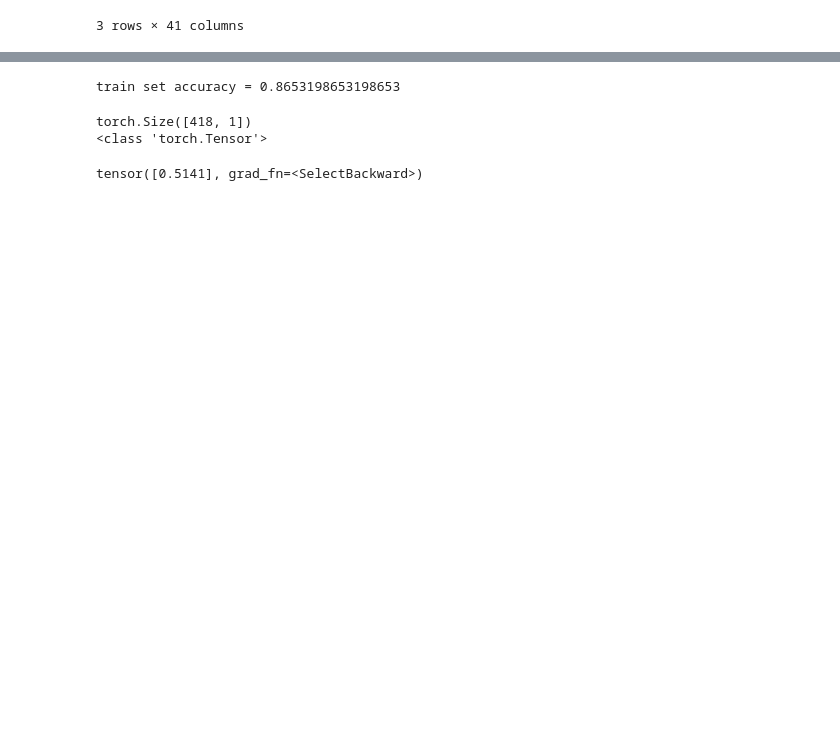
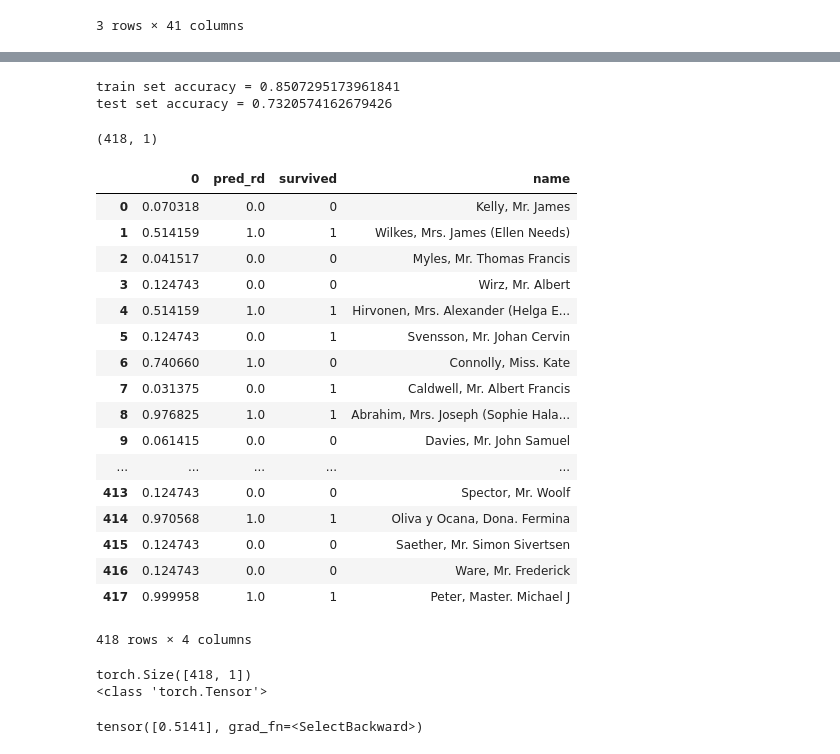
Before and after one commit to robd2/neural-networks, a Jupyter notebook: pytorch-tutorial/video-series/#8C First fun with Kaggel.ipynb, the cells around one changed output, grey strips where cells are left out. Drawn from its saved outputs; the diff is of its cells as text; code cells hidden in the pictures; blank space fills up the shorter version.

```diff
--- a/pytorch-tutorial/video-series/#8C First fun with Kaggel.ipynb
+++ b/pytorch-tutorial/video-series/#8C First fun with Kaggel.ipynb
@@ -259,15 +337,17 @@ class TitanicDataset(Dataset):
         #Train data
         self.len = xy_train.shape[0]
         #self.pt_x_data = torch.from_numpy(np.array(xy_train.loc[:, ['Cabin_C','Cabin_D','Cabin_E','Cabin_F','Cabin_G','Age', 'Sex', 'Pclass_1', 'Pclass_2', 'Pclass_3', 'Parch', 'Title_Master', 'Title_Miss', 'Title_Mr', 'Title_Mrs','Pclass_3', 'Title_Officer', 'Title_Royalty', 'FamilySize', 'Singleton', 'SmallFamily', 'LargeFamily', 'Fare']].values, dtype='float')).float()
-        self.pt_x_data = torch.from_numpy(np.array(xy_train.loc[:, ['Parch','SibSp', 'Pclass_1', 'Pclass_3', 'Embarked_C', 'Embarked_Q', 'Embarked_S',  'Cabin_C','Cabin_U','Title_Mrs','Title_Miss','Title_Mr', 'Title_Master',  'Sex',   'Singleton', 'SmallFamily', 'LargeFamily']].values, dtype='float')).float()
+        self.pt_x_data = torch.from_numpy(np.array(xy_train.loc[:, ['Pclass_1', 'Pclass_3', 'Embarked_C', 'Embarked_Q', 'Embarked_S',  'Cabin_C','Cabin_U','Title_Mrs','Title_Miss','Title_Mr', 'Title_Master',  'Sex',   'Singleton', 'SmallFamily', 'LargeFamily']].values, dtype='float')).float()
         #self.pt_x_data = torch.from_numpy(np.array(xy_train.loc[:, ['1','2','3']].values, dtype='float')).float()
         self.y_data = np.array(xy_train.loc[:, ['Survived']].values, dtype='float')
         self.pt_y_data = torch.from_numpy(self.y_data).float()
 
         #Test data
         #self.pt_x_data_test = torch.from_numpy(np.array(x_test.loc[:, ['Age', 'Sex', 'Pclass_1', 'Pclass_2', 'Pclass_3','Parch', 'Title_Master','Title_Miss', 'Title_Mr', 'Title_Mrs', 'Title_Officer', 'Title_Royalty', 'FamilySize','Pclass_3', 'Singleton', 'SmallFamily', 'LargeFamily', 'Fare']].values, dtype='float')).float()
-        self.pt_x_data_test = torch.from_numpy(np.array(x_test.loc[:, ['Parch','SibSp', 'Pclass_1','Pclass_3', 'Embarked_C', 'Embarked_Q', 'Embarked_S',  'Cabin_C','Cabin_U','Title_Mrs','Title_Miss', 'Title_Mr', 'Title_Master',  'Sex',  'Singleton', 'SmallFamily', 'LargeFamily']].values, dtype='float')).float()
-        #self.y_data_test = np.array(xy_test.loc[:, ['Survived']].values, dtype='float')
+        self.pt_x_data_test = torch.from_numpy(np.array(x_test.loc[:, [ 'Pclass_1','Pclass_3', 'Embarked_C', 'Embarked_Q', 'Embarked_S',  'Cabin_C','Cabin_U','Title_Mrs','Title_Miss', 'Title_Mr', 'Title_Master',  'Sex',  'Singleton', 'SmallFamily', 'LargeFamily']].values, dtype='float')).float()
+        self.y_data_test = np.array(validation_set.loc[:, ['survived']].values, dtype='float')
+        self.pt_y_data_test = torch.from_numpy(self.y_data_test).float()
+
 
     def __getitem__(self, index):
         return self.pt_x_data[index], self.pt_y_data[index]
@@ -302,7 +382,7 @@ class Model(torch.nn.Module):
         In the constructor we instantiate two nn.Linear module
         """
         super(Model, self).__init__()
-        self.L1 = torch.nn.Linear(17, 270)
+        self.L1 = torch.nn.Linear(15, 270)
         self.L2 = torch.nn.Linear(270, 1)
         #self.L3 = torch.nn.Linear(50, 1)
 
@@ -391,6 +471,7 @@ print (y_pred.shape)
 # %%
 # Train and Test Set Predictions
 print ("train set accuracy = " + str (accuracy(dataset.pt_x_data, dataset.y_data)))
-#print ("test set accuracy = " + str (accuracy(dataset.pt_x_data_test, dataset.y_data_test)))
+print ("test set accuracy = " + str (accuracy(dataset.pt_x_data_test, dataset.y_data_test)))
 # %% [output]
-train set accuracy = 0.8653198653198653
+train set accuracy = 0.8507295173961841
+test set accuracy = 0.7320574162679426
@@ -399,3 +478,41 @@ print (dataset.y_data_test)
+# %%
+#show bad test rows
+model.eval()
+
+
+prediction = model(dataset.pt_x_data_test)
+
+np_prediction = (prediction.detach().numpy())
+np_prediction_rd = np.round(np_prediction)
+print (np_prediction_rd.shape)
+
+results = pd.DataFrame(np_prediction)
+results['pred_rd'] = np_prediction_rd
+results['survived'] = validation_set['survived']
+results['name'] = validation_set['Name']
+
+
+results
+# %% [output]
+(418, 1)
+|  | 0 | pred_rd | survived | name |
+| 0 | 0.070318 | 0.0 | 0 | Kelly, Mr. James |
+| 1 | 0.514159 | 1.0 | 1 | Wilkes, Mrs. James (Ellen Needs) |
+| 2 | 0.041517 | 0.0 | 0 | Myles, Mr. Thomas Francis |
+| 3 | 0.124743 | 0.0 | 0 | Wirz, Mr. Albert |
+| 4 | 0.514159 | 1.0 | 1 | Hirvonen, Mrs. Alexander (Helga E... |
+| 5 | 0.124743 | 0.0 | 1 | Svensson, Mr. Johan Cervin |
+| 6 | 0.740660 | 1.0 | 0 | Connolly, Miss. Kate |
+| 7 | 0.031375 | 0.0 | 1 | Caldwell, Mr. Albert Francis |
+| 8 | 0.976825 | 1.0 | 1 | Abrahim, Mrs. Joseph (Sophie Hala... |
+| 9 | 0.061415 | 0.0 | 0 | Davies, Mr. John Samuel |
+| ... | ... | ... | ... | ... |
+| 413 | 0.124743 | 0.0 | 0 | Spector, Mr. Woolf |
+| 414 | 0.970568 | 1.0 | 1 | Oliva y Ocana, Dona. Fermina |
+| 415 | 0.124743 | 0.0 | 0 | Saether, Mr. Simon Sivertsen |
+| 416 | 0.124743 | 0.0 | 0 | Ware, Mr. Frederick |
+| 417 | 0.999958 | 1.0 | 1 | Peter, Master. Michael J |
+418 rows × 4 columns
 # %%
 #Run test set through
 model.eval()
```
Also changed, not shown: parts of 16 cells of this notebook, 2 other files.
